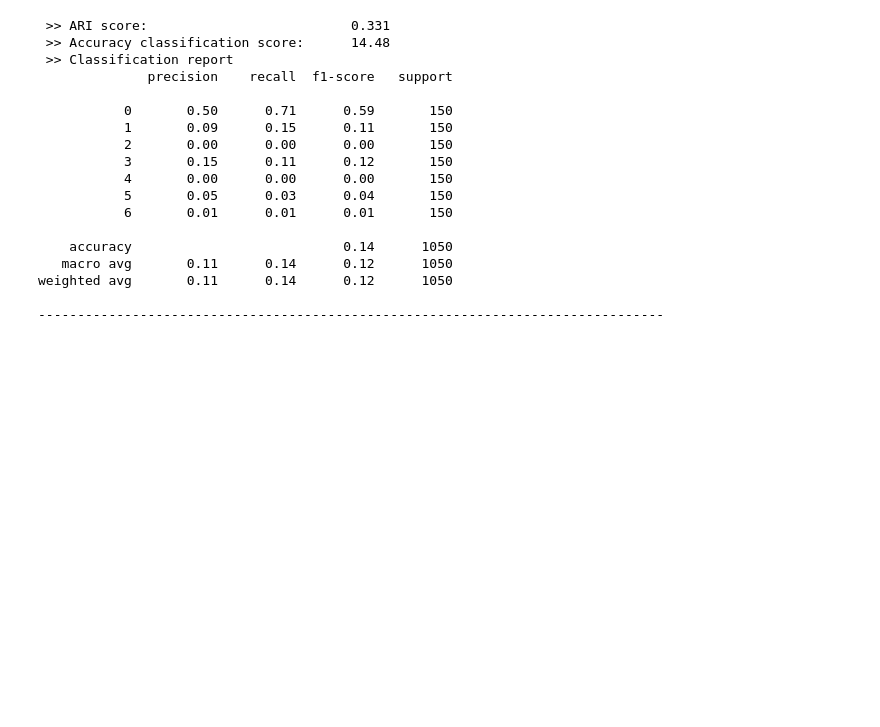
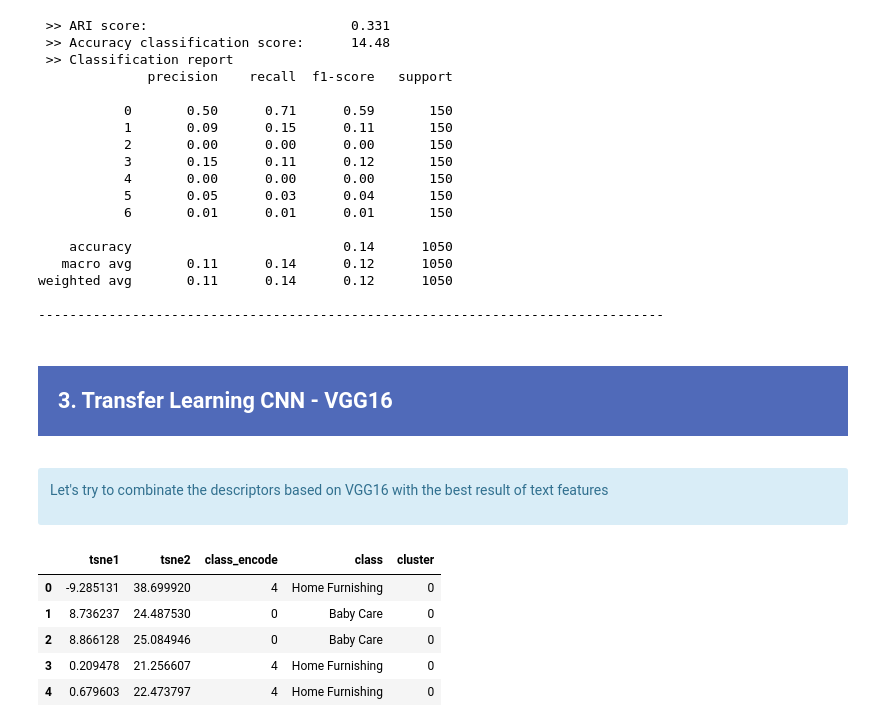
Before and after one commit to samirhinojosa/OC-P6-automatically-classify-consumer-goods, a Jupyter notebook: notebook_CNN.ipynb, the cells around one changed output. Saved outputs shown, nothing was run; the diff lists cells and outputs as text; code cells hidden in the pictures; blank space fills up the shorter version.

```diff
--- a/notebook_CNN.ipynb
+++ b/notebook_CNN.ipynb
@@ -378,3 +387,21 @@ print("\n")
 weighted avg       0.11      0.14      0.12      1050
 
 --------------------------------------------------------------------------------
+# %% [markdown]
+<div style="background-color: #506AB9;" >
+    <h2 style="margin: auto; padding: 20px; color:#fff; ">3. Transfer Learning CNN - VGG16</h2>
+</div>
+# %% [markdown]
+<div class="alert alert-block alert-info">
+    <p>Let's try to combinate the descriptors based on VGG16 with the best result of text features</p>
+</div>
+# %%
+df_text = pd.read_csv(r"datasets\tfidf_lemma_price.csv", index_col=[0])
+df_text.head()
+# %% [output]
+|  | tsne1 | tsne2 | class_encode | class | cluster |
+| 0 | -9.285131 | 38.699920 | 4 | Home Furnishing | 0 |
+| 1 | 8.736237 | 24.487530 | 0 | Baby Care | 0 |
+| 2 | 8.866128 | 25.084946 | 0 | Baby Care | 0 |
+| 3 | 0.209478 | 21.256607 | 4 | Home Furnishing | 0 |
+| 4 | 0.679603 | 22.473797 | 4 | Home Furnishing | 0 |
```
Also changed, not shown: parts of 6 cells of this notebook, 1 other file.
